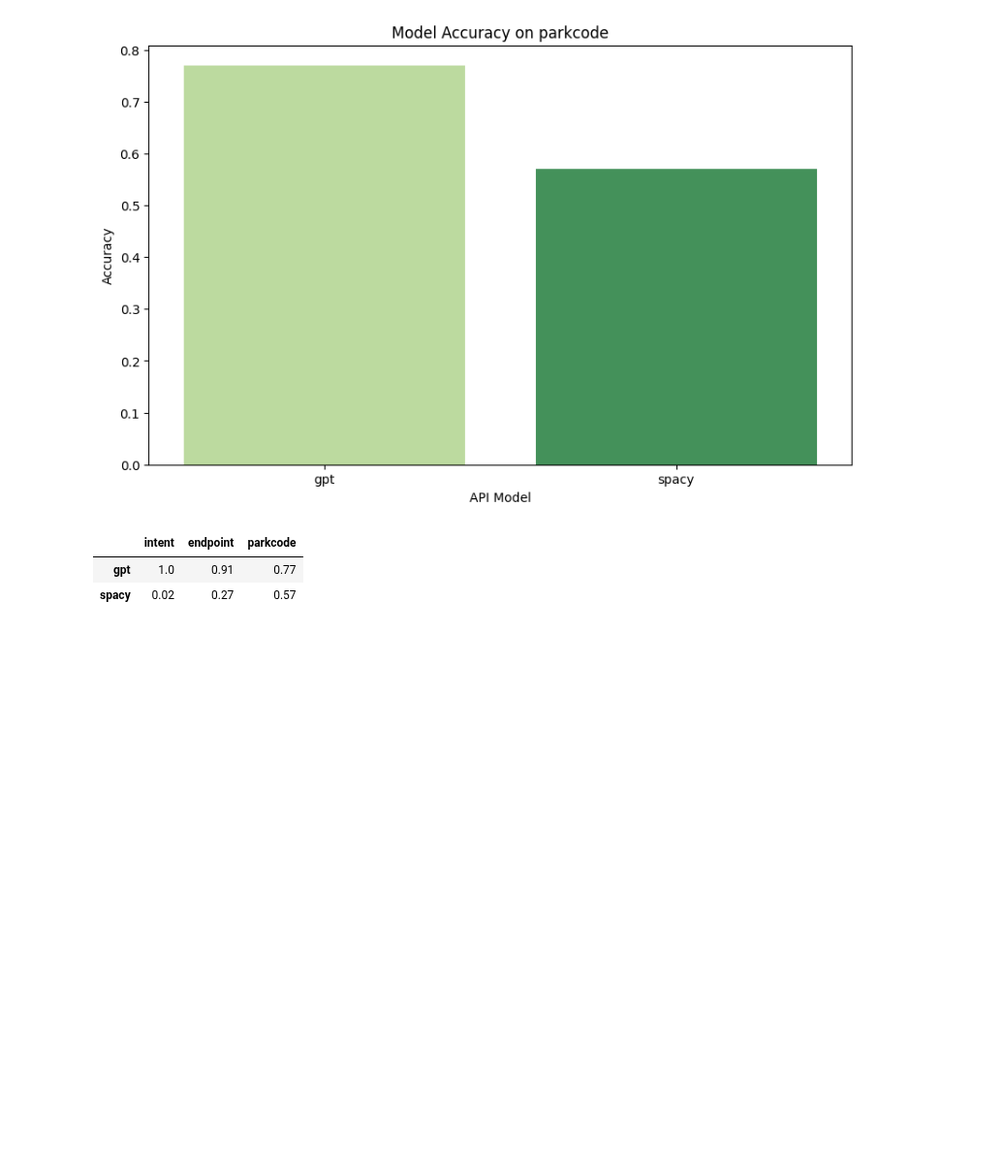
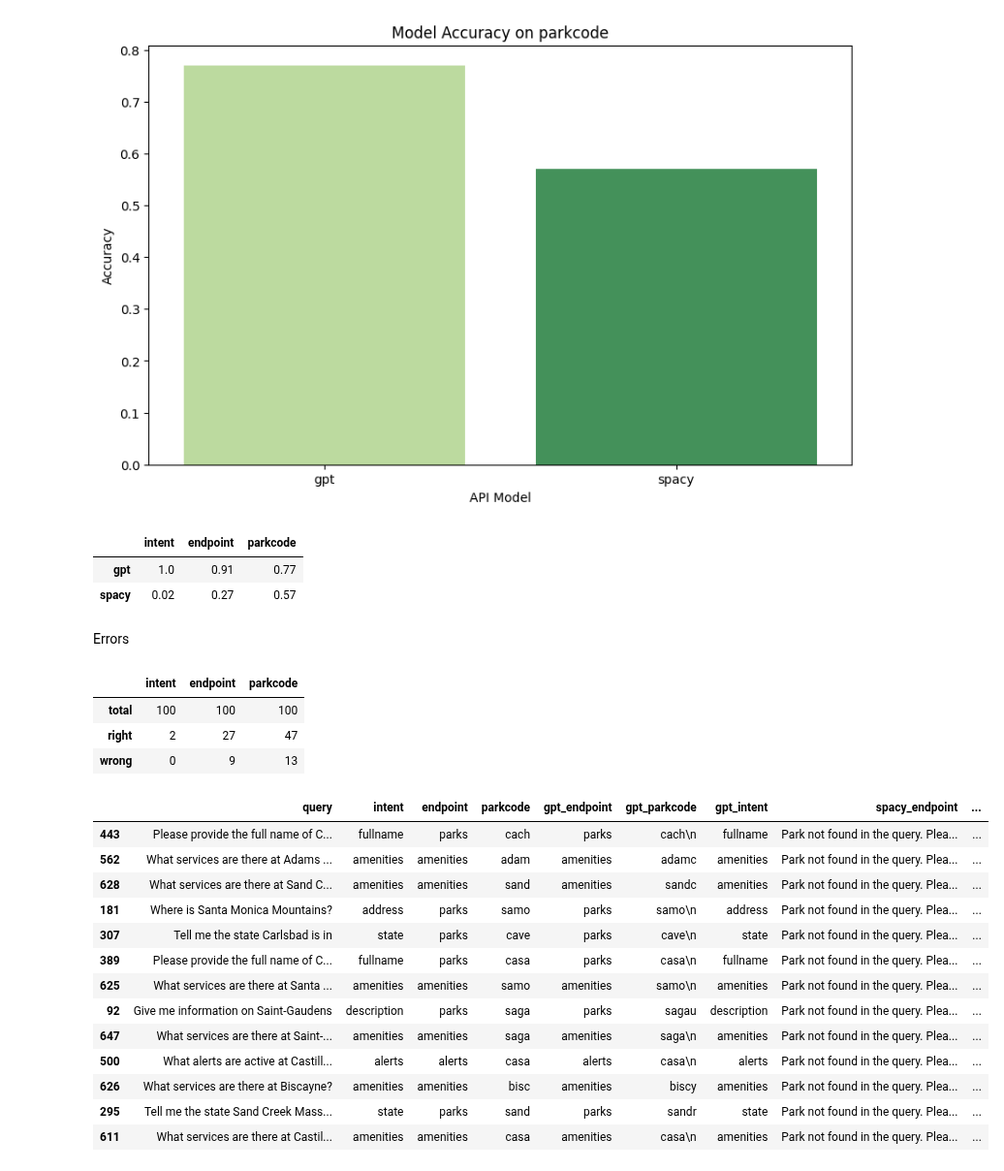
Before and after one commit to nblakkanesser/MADS_Capstone, a Jupyter notebook: 06_nps_evaluation/api_evaluation.ipynb, the cells around one changed output. Shown at 97% size. Saved outputs shown, nothing was run; the diff lists cells and outputs as text; code cells hidden in the pictures; blank space fills up the shorter version.

```diff
--- a/06_nps_evaluation/api_evaluation.ipynb
+++ b/06_nps_evaluation/api_evaluation.ipynb
@@ -144,3 +144,47 @@ accuracy_df
 |  | intent | endpoint | parkcode |
 | gpt | 1.0 | 0.91 | 0.77 |
 | spacy | 0.02 | 0.27 | 0.57 |
+# %% [markdown]
+Errors
+# %%
+def top_errors (df, metrics, models):
+    errors_df = pd.DataFrame(columns = metrics)
+    errors_dict = {}
+    for metric in metrics:
+        right = '&'.join([f'{metric}=={model}_{metric}' for model in models])
+        wrong = '&'.join([f'{metric}!={model}_{metric}' for model in models])
+        errors_dict['wrong']=df.query(wrong)
+        errors_dict['right']=df.query(right)
+        errors_df.loc['total', metric] = len(df)
+        errors_df.loc['right', metric] = len(df.query(right))
+        errors_df.loc['wrong', metric] = len(df.query(wrong))
+    return errors_df, errors_dict
+        #errors_df['All Wrong'] = len(df.query(f'{metric}=={model}_{metric}'))
+      #      acc_df.loc[model,metric] = len(df.query(f'{metric}=={model}_{metric}'))/len(df)
+      #  plot_accuracy(acc_df, metric)
+
+errors, err_dict = top_errors(test_data, ['intent', 'endpoint', 'parkcode'], ['gpt', 'spacy'])#, nltk'])
+# %%
+errors
+# %% [output]
+|  | intent | endpoint | parkcode |
+| total | 100 | 100 | 100 |
+| right | 2 | 27 | 47 |
+| wrong | 0 | 9 | 13 |
+# %%
+err_dict['wrong']
+# %% [output]
+|  | query | intent | endpoint | parkcode | gpt_endpoint | gpt_parkcode | gpt_intent | spacy_endpoint | ... |
+| 443 | Please provide the full name of C... | fullname | parks | cach | parks | cach\n | fullname | Park not found in the query. Plea... | ... |
+| 562 | What services are there at Adams ... | amenities | amenities | adam | amenities | adamc | amenities | Park not found in the query. Plea... | ... |
+| 628 | What services are there at Sand C... | amenities | amenities | sand | amenities | sandc | amenities | Park not found in the query. Plea... | ... |
+| 181 | Where is Santa Monica Mountains? | address | parks | samo | parks | samo\n | address | Park not found in the query. Plea... | ... |
+| 307 | Tell me the state Carlsbad is in | state | parks | cave | parks | cave\n | state | Park not found in the query. Plea... | ... |
+| 389 | Please provide the full name of C... | fullname | parks | casa | parks | casa\n | fullname | Park not found in the query. Plea... | ... |
+| 625 | What services are there at Santa ... | amenities | amenities | samo | amenities | samo\n | amenities | Park not found in the query. Plea... | ... |
+| 92 | Give me information on Saint-Gaudens | description | parks | saga | parks | sagau | description | Park not found in the query. Plea... | ... |
+| 647 | What services are there at Saint-... | amenities | amenities | saga | amenities | saga\n | amenities | Park not found in the query. Plea... | ... |
+| 500 | What alerts are active at Castill... | alerts | alerts | casa | alerts | casa\n | alerts | Park not found in the query. Plea... | ... |
+| 626 | What services are there at Biscayne? | amenities | amenities | bisc | amenities | biscy | amenities | Park not found in the query. Plea... | ... |
+| 295 | Tell me the state Sand Creek Mass... | state | parks | sand | parks | sandr | state | Park not found in the query. Plea... | ... |
+| 611 | What services are there at Castil... | amenities | amenities | casa | amenities | casa\n | amenities | Park not found in the query. Plea... | ... |
```
Also changed, not shown: parts of 3 cells of this notebook.
